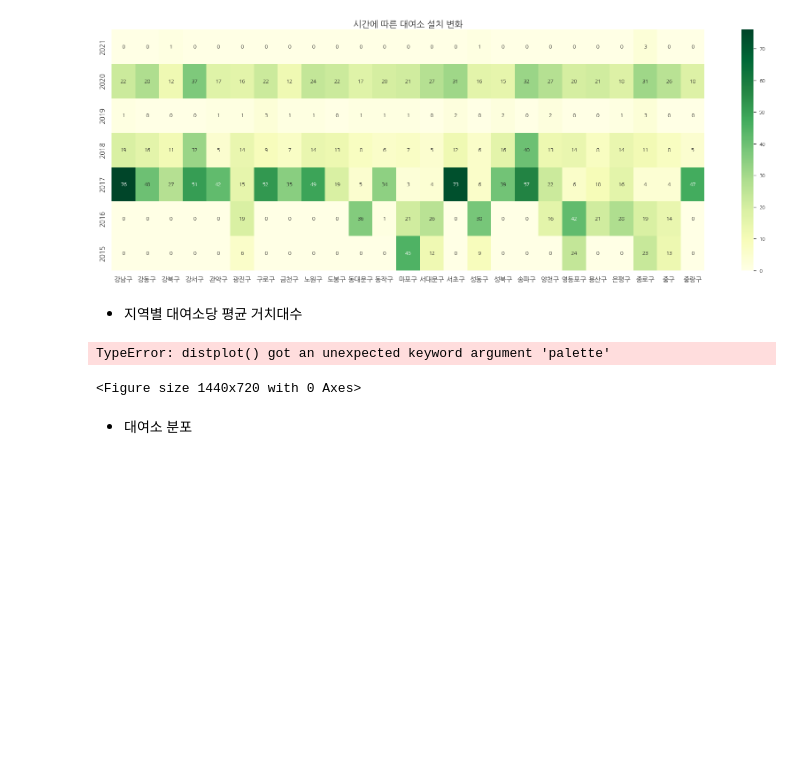
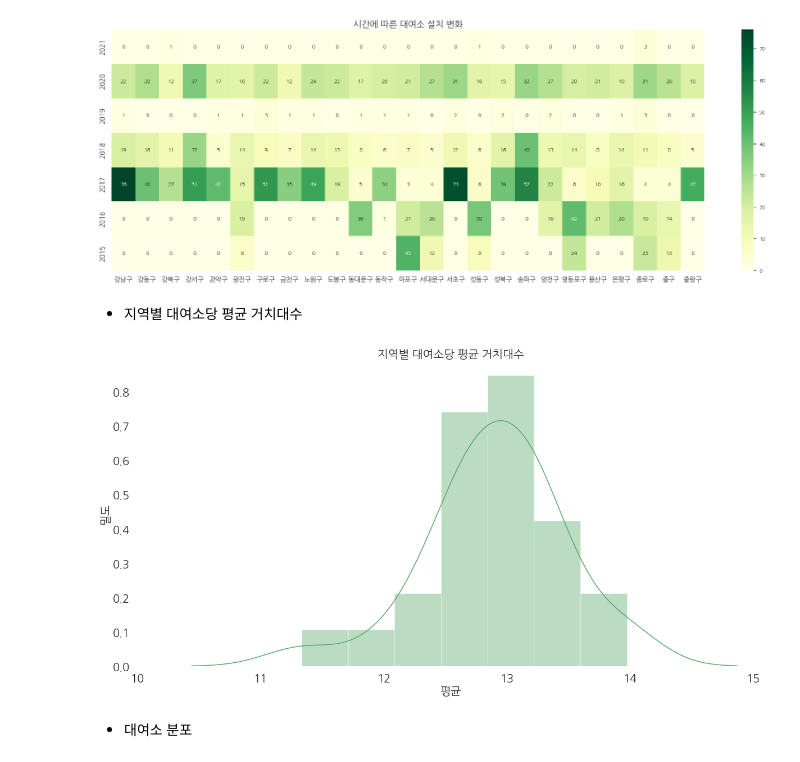
Before and after one commit to ihobbang250/custom_repo, a Jupyter notebook: main2.ipynb, the cells around one changed output. Cells and saved outputs as stored; diff of their text form; code cells hidden in the pictures; blank space fills up the shorter version.

```diff
--- a/main2.ipynb
+++ b/main2.ipynb
@@ -210,17 +210,16 @@ Rent_per_Hold['평균'] = Rent_per_Hold['거치대수'] / Rent_per_Hold['대여
 # %%
 #시각화
 plt.figure(figsize = (20, 10))
-ax2 = sns.distplot(Rent_per_Hold['평균'], palette = 'YlGn')
+ax2 = sns.distplot(Rent_per_Hold['평균'], color = 'g')
 plt.title('지역별 대여소당 평균 거치대수', size = 20)
 plt.xlabel('평균', size = 20)
 plt.ylabel('밀도', size = 20)
 plt.xticks(range(10,16), fontsize = 20)
 plt.yticks(fontsize = 20)
 plt.box(False)
 plt.show()
 # %% [output]
-TypeError: distplot() got an unexpected keyword argument 'palette'
-<Figure size 1440x720 with 0 Axes>
+[figure, added]
 # %% [markdown]
 * 대여소 분포
 # %%
```
Also changed, not shown: parts of 18 cells of this notebook.
